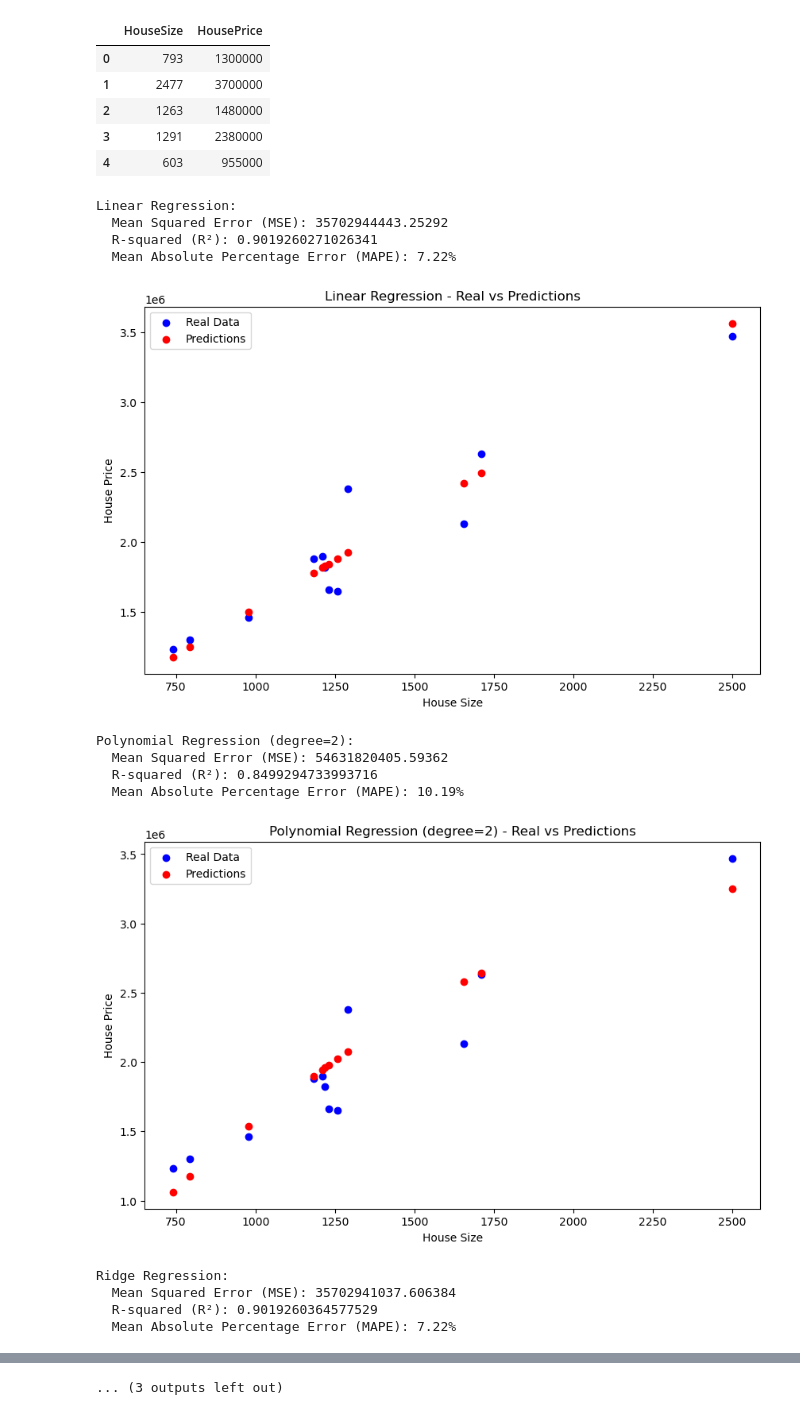
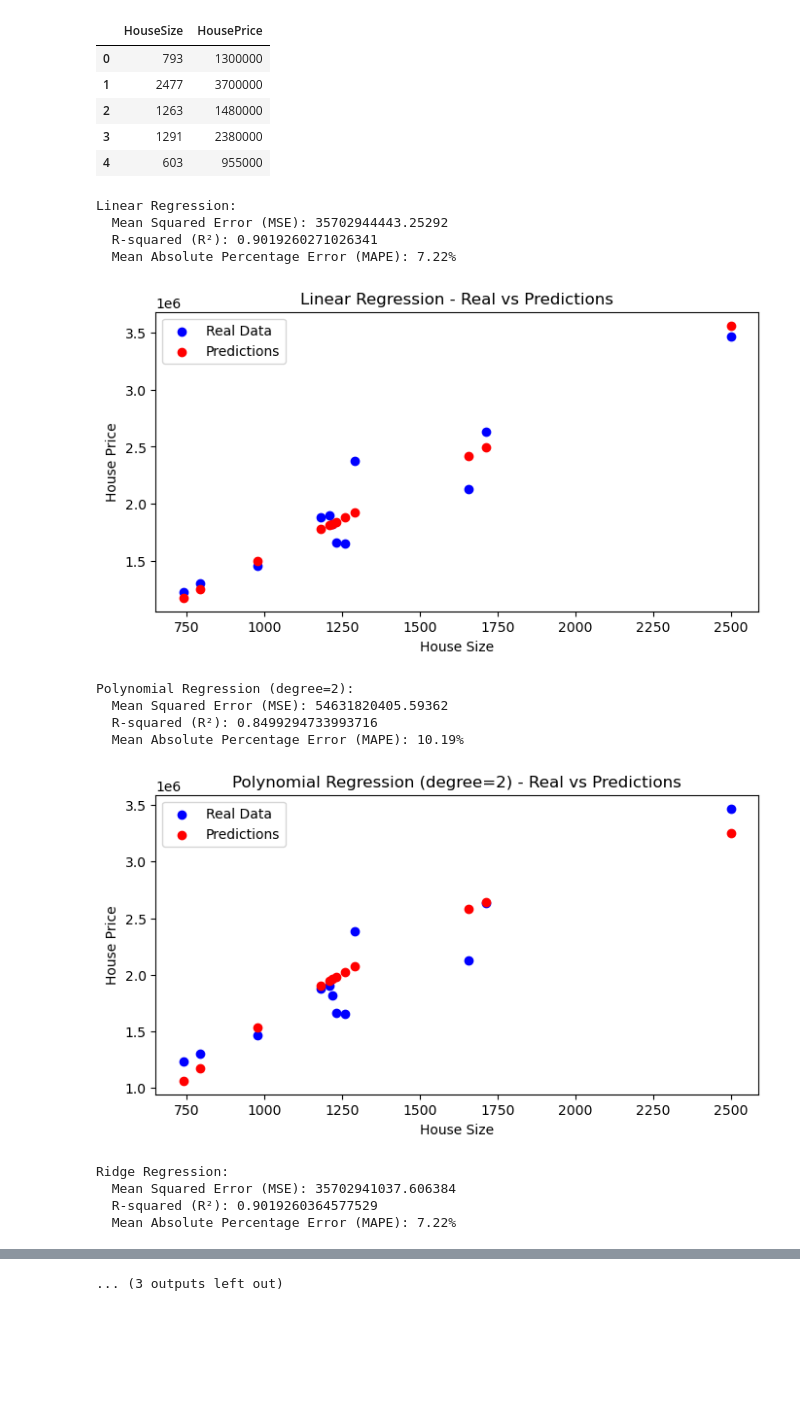
Before and after one commit to AlanthiasCO/Linear-Regression, a Jupyter notebook: overview_all_models.ipynb, the cells around one changed output, grey strips where cells are left out. Drawn from its saved outputs; the diff is of its cells as text; code cells hidden in the pictures; blank space fills up the shorter version.

Commit message:
add images and comparison

```diff
--- a/overview_all_models.ipynb
+++ b/overview_all_models.ipynb
@@ -59,40 +59,40 @@ for name, model in models.items():
 
     report_data['Model'].extend([name] * 3)
     report_data['Metric'].extend(['Mean Squared Error (MSE)', 'R-squared (R²)', 'Mean Absolute Percentage Error (MAPE)'])
     report_data['Value'].extend([mse, r2, mape * 100])
 
     print(f'{name}:')
     print(f'  Mean Squared Error (MSE): {mse}')
     print(f'  R-squared (R²): {r2}')
     print(f'  Mean Absolute Percentage Error (MAPE): {mape * 100:.2f}%\n')
 
-    plt.figure(figsize=(10, 6))
+    plt.figure(figsize=(8, 4))
     plt.scatter(X_test, y_test, color='blue', label='Real Data')
     plt.scatter(X_test, predictions, color='red', label='Predictions')
     plt.title(f'{name} - Real vs Predictions')
     plt.xlabel('House Size')
     plt.ylabel('House Price')
     plt.legend()
     plt.show()
 
 # Criar DataFrame do relatório
 report_df = pd.DataFrame(report_data)
 
 # Salvar o relatório em um arquivo CSV
 report_df.to_csv('model_performance_report_all_models.csv', index=False)
 
 print("Relatório de desempenho dos modelos salvo com sucesso.")
 # %% [output]
 Linear Regression:
   Mean Squared Error (MSE): 35702944443.25292
   R-squared (R²): 0.9019260271026341
   Mean Absolute Percentage Error (MAPE): 7.22%
-[figure, old version]
+[figure, new version]
 Polynomial Regression (degree=2):
   Mean Squared Error (MSE): 54631820405.59362
   R-squared (R²): 0.8499294733993716
   Mean Absolute Percentage Error (MAPE): 10.19%
-[figure, old version]
+[figure, new version]
 Ridge Regression:
   Mean Squared Error (MSE): 35702941037.606384
   R-squared (R²): 0.9019260364577529
```
Also changed, not shown: parts of 1 cell of this notebook, 9 other files.
